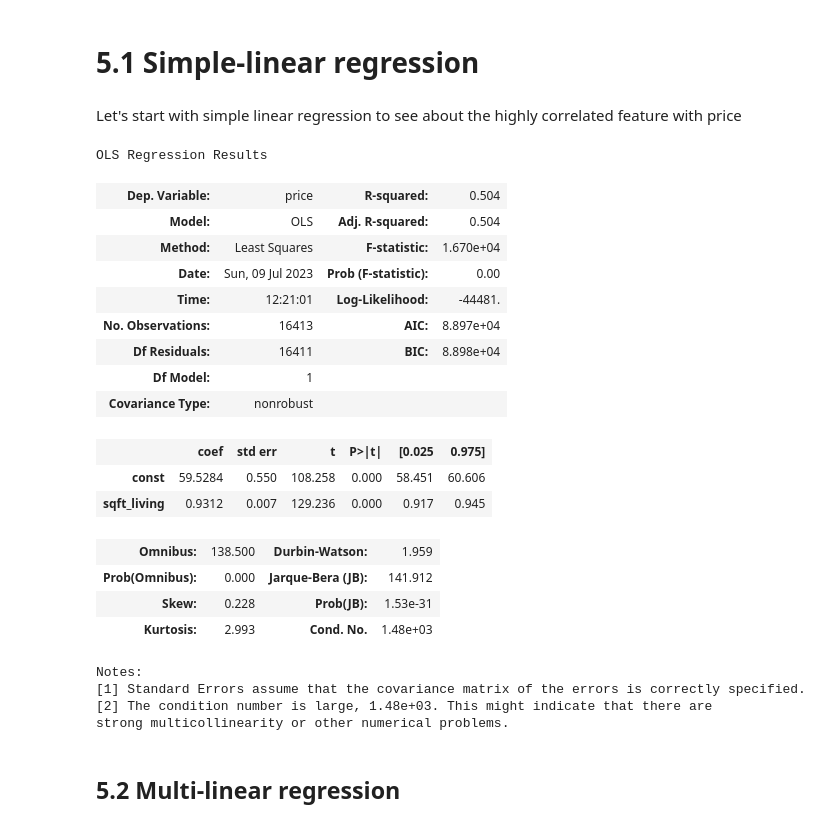
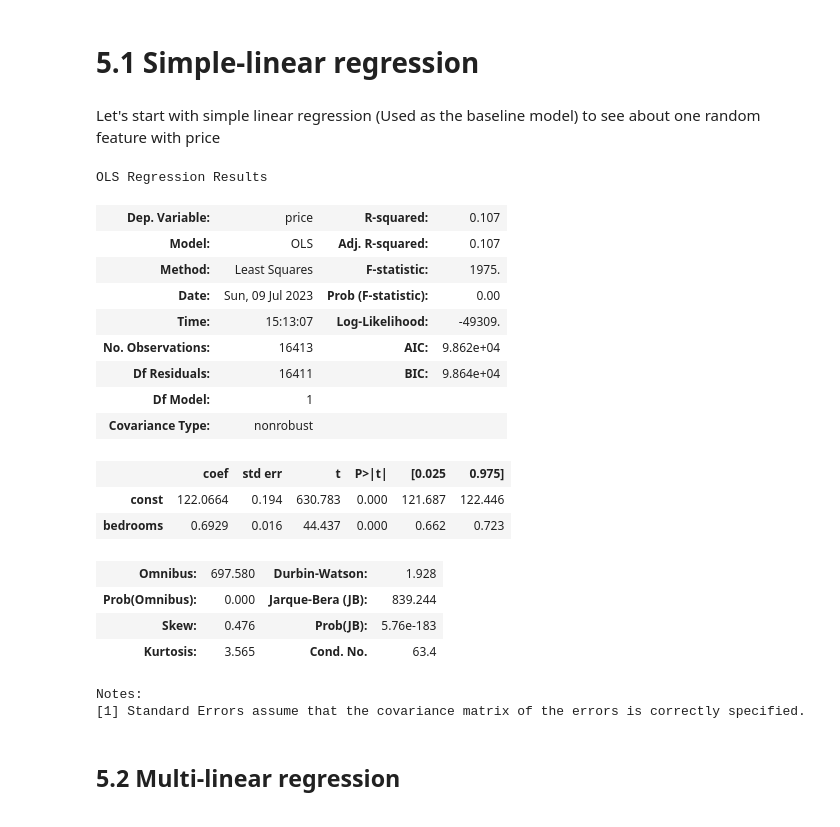
Before and after one commit to MuchiriKinyua/Real-Estate-Management-System, a Jupyter notebook: student.ipynb, the cells around one changed output. Cells and saved outputs as stored; diff of their text form; code cells hidden in the pictures.

```diff
--- a/student.ipynb
+++ b/student.ipynb
@@ -713,34 +713,32 @@ data
 # %% [markdown]
 # 5.1 Simple-linear regression
 # %% [markdown]
-Let's start with simple linear regression to see about the highly correlated feature with price
+Let's start with simple linear regression (Used as the baseline model) to see about one random feature with price
 # %%
-x = data["sqft_living"]
+x = data["bedrooms"]
 y = data["price"]
-price_model = sm.OLS(y, sm.add_constant(x)).fit()
-price_model.summary()
+bedroom_model = sm.OLS(y, sm.add_constant(x)).fit()
+bedroom_model.summary()
 # %% [output]
 OLS Regression Results
-| Dep. Variable: | price | R-squared: | 0.504 |
-| Model: | OLS | Adj. R-squared: | 0.504 |
-| Method: | Least Squares | F-statistic: | 1.670e+04 |
+| Dep. Variable: | price | R-squared: | 0.107 |
+| Model: | OLS | Adj. R-squared: | 0.107 |
+| Method: | Least Squares | F-statistic: | 1975. |
 | Date: | Sun, 09 Jul 2023 | Prob (F-statistic): | 0.00 |
-| Time: | 12:21:01 | Log-Likelihood: | -44481. |
-| No. Observations: | 16413 | AIC: | 8.897e+04 |
-| Df Residuals: | 16411 | BIC: | 8.898e+04 |
+| Time: | 15:13:07 | Log-Likelihood: | -49309. |
+| No. Observations: | 16413 | AIC: | 9.862e+04 |
+| Df Residuals: | 16411 | BIC: | 9.864e+04 |
 | Df Model: | 1 |  |  |
 | Covariance Type: | nonrobust |  |  |
 |  | coef | std err | t | P>|t| | [0.025 | 0.975] |
-| const | 59.5284 | 0.550 | 108.258 | 0.000 | 58.451 | 60.606 |
-| sqft_living | 0.9312 | 0.007 | 129.236 | 0.000 | 0.917 | 0.945 |
+| const | 122.0664 | 0.194 | 630.783 | 0.000 | 121.687 | 122.446 |
+| bedrooms | 0.6929 | 0.016 | 44.437 | 0.000 | 0.662 | 0.723 |
-| Omnibus: | 138.500 | Durbin-Watson: | 1.959 |
-| Prob(Omnibus): | 0.000 | Jarque-Bera (JB): | 141.912 |
-| Skew: | 0.228 | Prob(JB): | 1.53e-31 |
-| Kurtosis: | 2.993 | Cond. No. | 1.48e+03 |
+| Omnibus: | 697.580 | Durbin-Watson: | 1.928 |
+| Prob(Omnibus): | 0.000 | Jarque-Bera (JB): | 839.244 |
+| Skew: | 0.476 | Prob(JB): | 5.76e-183 |
+| Kurtosis: | 3.565 | Cond. No. | 63.4 |
 Notes:
 [1] Standard Errors assume that the covariance matrix of the errors is correctly specified.
-[2] The condition number is large, 1.48e+03. This might indicate that there are
-strong multicollinearity or other numerical problems.
 # %% [markdown]
 ## 5.2 Multi-linear regression
 # %% [markdown]
```
Also changed, not shown: parts of 16 cells of this notebook.
